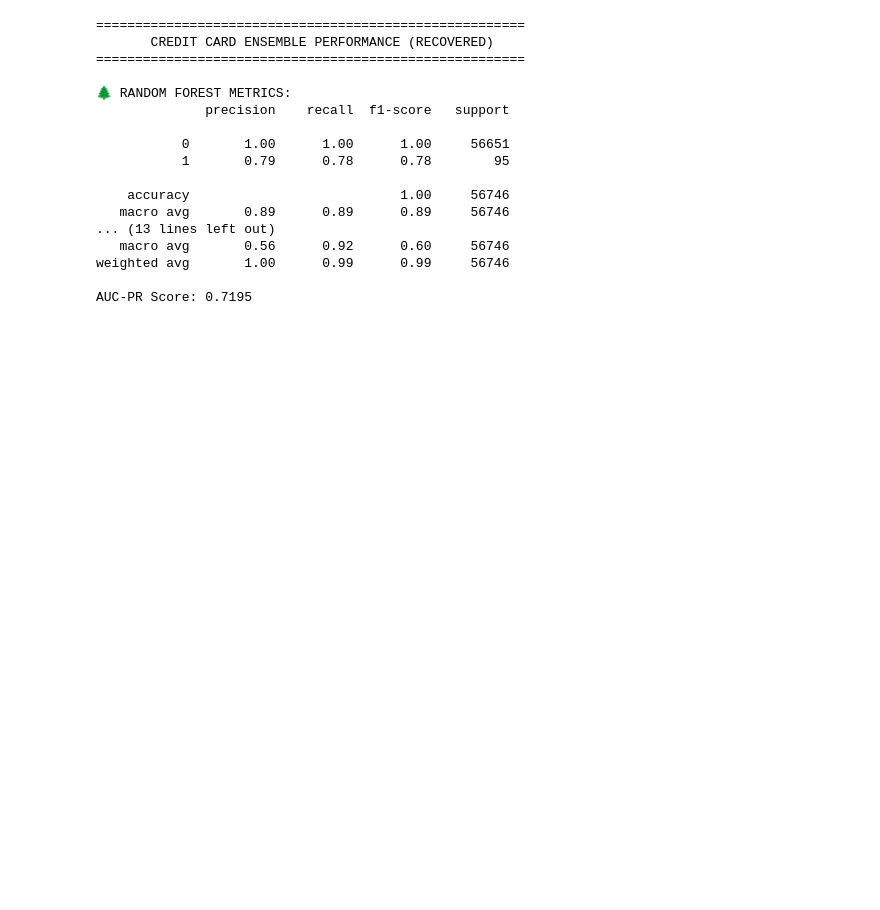
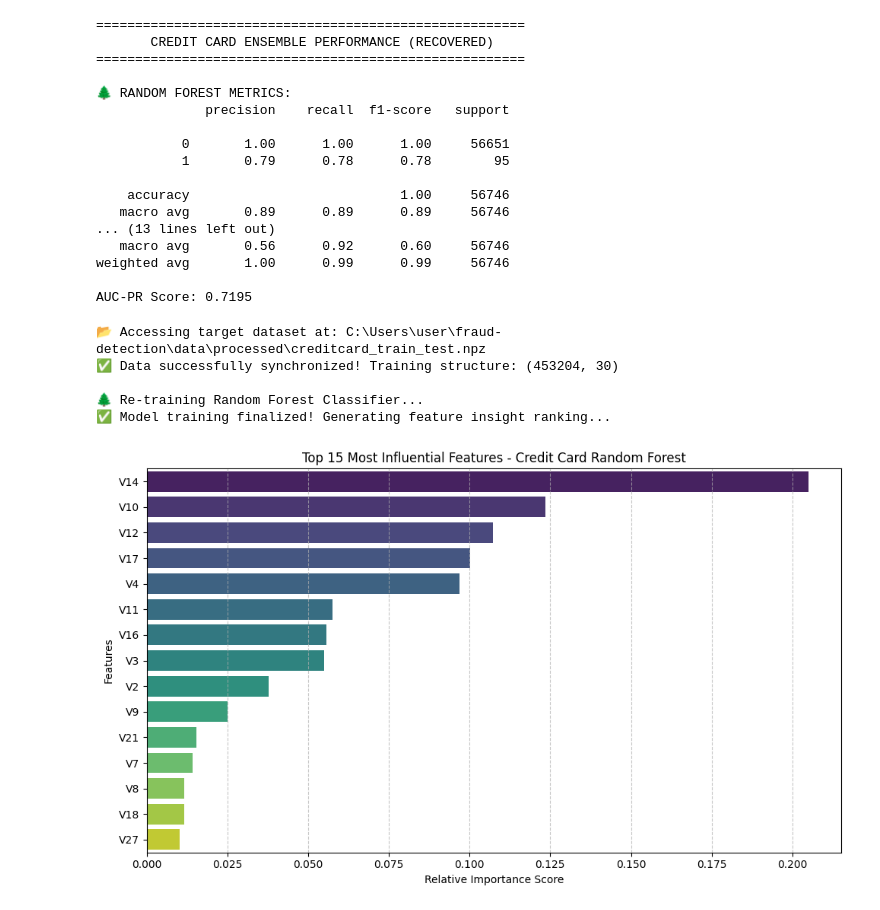
Before and after one commit to meba-tesfaye/fraud-detection, a Jupyter notebook: notebooks/eda-creditcard.ipynb, the cells around one changed output. Cells and saved outputs as stored; diff of their text form; code cells hidden in the pictures; blank space fills up the shorter version.

Commit message:
Complete core project implementation (Tasks 1, 2, and 3)

```diff
--- a/notebooks/eda-creditcard.ipynb
+++ b/notebooks/eda-creditcard.ipynb
@@ -277,3 +277,53 @@ print(f"AUC-PR Score: {auc(recall_gb, precision_gb):.4f}")
 weighted avg       1.00      0.99      0.99     56746
 
 AUC-PR Score: 0.7195
+# %%
+import os
+import numpy as np
+import pandas as pd
+import matplotlib.pyplot as plt
+import seaborn as sns
+from sklearn.ensemble import RandomForestClassifier
+
+# 1. Point directly to the exact folder discovered by the terminal search
+absolute_path = r"C:\Users\user\fraud-detection\data\processed\creditcard_train_test.npz"
+
+print(f"📂 Accessing target dataset at: {absolute_path}")
+cc_data = np.load(absolute_path)
+X_train_cc = cc_data['X_train']
+y_train_cc = cc_data['y_train']
+print(f"✅ Data successfully synchronized! Training structure: {X_train_cc.shape}")
+
+print("\n🌲 Re-training Random Forest Classifier...")
+# 2. Fast multi-core training configuration
+rf_cc_fast = RandomForestClassifier(n_estimators=100, max_depth=10, random_state=42, class_weight='balanced', n_jobs=-1)
+rf_cc_fast.fit(X_train_cc, y_train_cc)
+print("✅ Model training finalized! Generating feature insight ranking...")
+
+# 3. Construct column labels mapping to Time, V1-V28, and Amount
+feature_names = ['Time'] + [f'V{i}' for i in range(1, 29)] + ['Amount']
+importances = rf_cc_fast.feature_importances_
+forest_importances = pd.Series(importances, index=feature_names).sort_values(ascending=False)
+
+# 4. Render clean visualization of feature weights (Warning Fix Applied)
+plt.figure(figsize=(10, 6))
+sns.barplot(
+    x=forest_importances.head(15).values,
+    y=forest_importances.head(15).index,
+    hue=forest_importances.head(15).index,
+    palette="viridis",
+    legend=False
+)
+plt.title("Top 15 Most Influential Features - Credit Card Random Forest")
+plt.xlabel("Relative Importance Score")
+plt.ylabel("Features")
+plt.grid(axis='x', linestyle='--', alpha=0.7)
+plt.tight_layout()
+plt.show()
+# %% [output]
+📂 Accessing target dataset at: C:\Users\user\fraud-detection\data\processed\creditcard_train_test.npz
+✅ Data successfully synchronized! Training structure: (453204, 30)
+
+🌲 Re-training Random Forest Classifier...
+✅ Model training finalized! Generating feature insight ranking...
+[figure, added]
```
Also changed, not shown: 4 other files.
